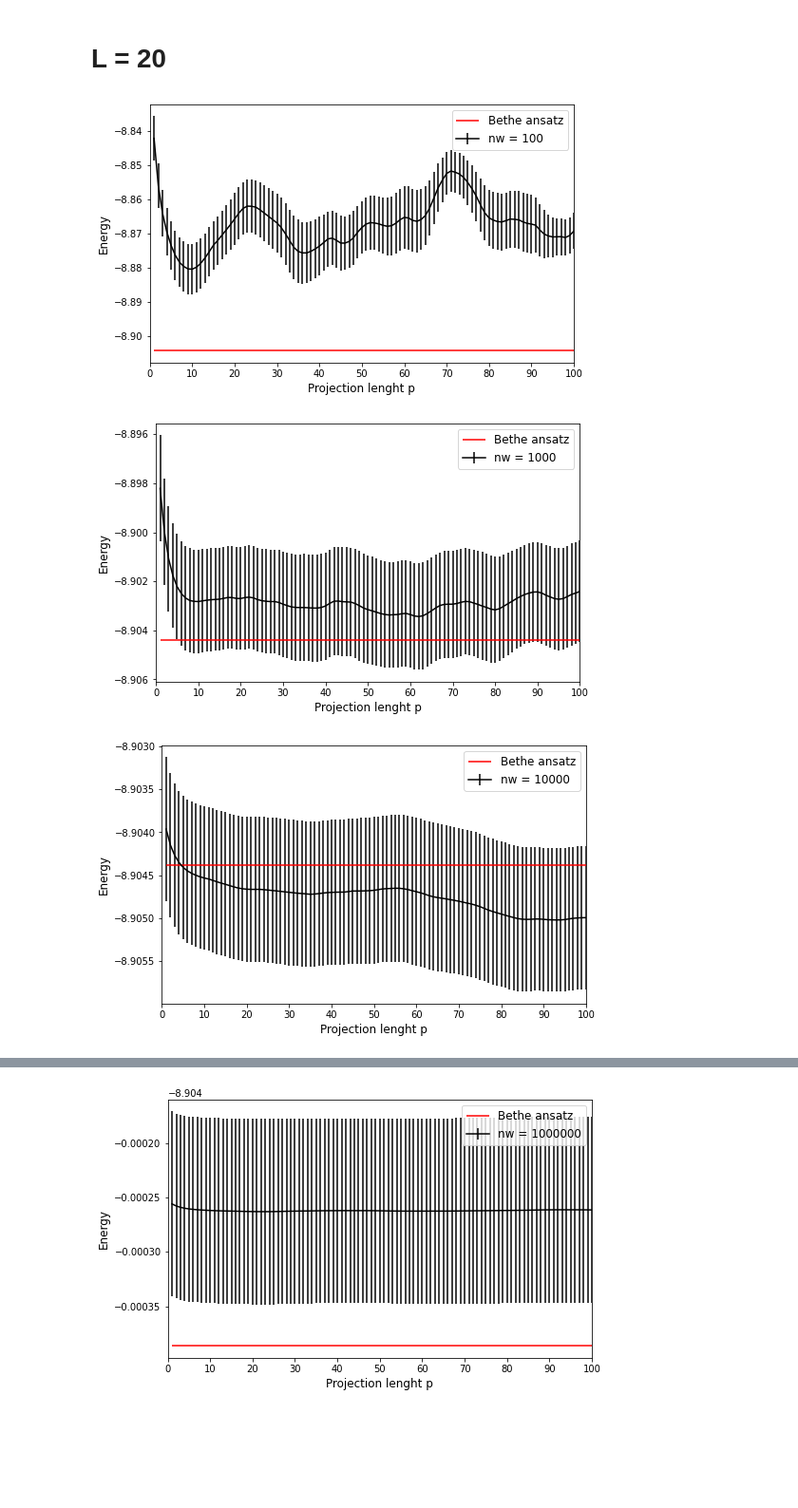
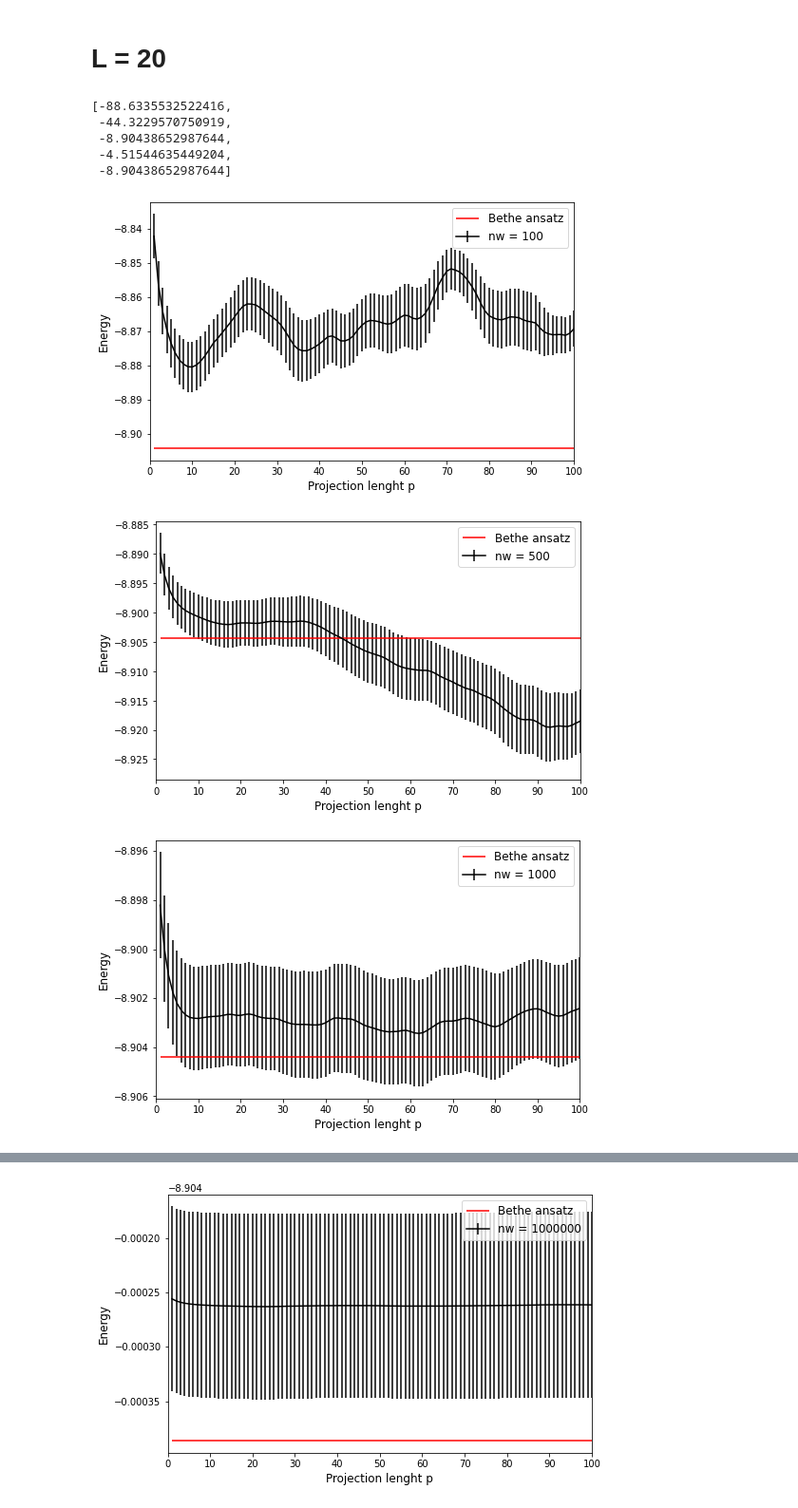
Before and after one commit to giacomotenti/QMCino, a Jupyter notebook: HEISENBERG_data/Data_analysis.ipynb, the cells around one changed output, grey strips where cells are left out. Shown: that part at 95% size. Saved outputs shown, nothing was run; the diff lists cells and outputs as text; code cells hidden in the pictures; blank space fills up the shorter version.

```diff
--- a/HEISENBERG_data/Data_analysis.ipynb
+++ b/HEISENBERG_data/Data_analysis.ipynb
@@ -4,6 +4,10 @@ import matplotlib.pyplot as plt
 import os
 # %%
 nw_list = [100,1000,10000,100000,1000000]
+nw_arr=np.array(nw_list)
+L_list=[200,100,20,10]
+E_bethe_list=[]
+e_nw_vs_L=[]
 # %% [markdown]
 # L = 200
 # %%
@@ -45,6 +53,8 @@ for nw in nw_list:
     plt.hlines(E_bethe,1,maxP,color = 'red', label = 'Bethe ansatz')
     plt.legend(fontsize = 12)
     plt.show()
+e_nw_vs_L.append(enw)
+#print(e_nw_vs_L)
 # %% [output]
 [figure]
 [figure]
@@ -138,6 +152,7 @@ for nw in nw_list:
     plt.hlines(E_bethe,1,maxP,color = 'red', label = 'Bethe ansatz')
     plt.legend(fontsize = 12)
     plt.show()
+e_nw_vs_L.append(enw)
 # %% [output]
 [figure]
 [figure]
@@ -194,11 +209,19 @@ import numpy as np
 import matplotlib.pyplot as plt
 import os
 # %%
-nw_list = [100,1000,10000,100000,1000000]
+nw_list = [100,500,1000,5000,10000,50000,100000,1000000]
 # %% [markdown]
 # L = 20
 # %%
 E_bethe = -8.90438652987644
+E_bethe_list.append(E_bethe)
+E_bethe_list
+# %% [output]
+[-88.6335532522416,
+ -44.3229570750919,
+ -8.90438652987644,
+ -4.51544635449204,
+ -8.90438652987644]
 # %%
 data_dir = os.path.join('L_20/')
 nw_l = []
@@ -211,32 +234,33 @@ pfix = 30
 maxP = 100
 
 
 for nw in nw_list:
     energy_list =[]
     err_list = []
     p_list = []
     count = 0
     with open(os.path.join(data_dir + 'L20_nw{}.dat'.format(nw)),'r') as f:
         for line in f:
             count +=1
             data = [ float(x.strip('\n')) for x in line.split('\t') if x.strip('')]
             p_list.append(data[0])
             energy_list.append(data[1])
             err_list.append(data[2])
             if count == pfix:
                 nw_l.append(1.0/nw)
                 enw.append(data[1])
                 enw_err.append(data[2])
     plt.figure(figsize=(8,5))
     plt.xlabel('Projection lenght p',fontsize = 12)
     plt.ylabel('Energy',fontsize = 12)
     plt.xlim(0,maxP)
     plt.xticks(range(0,maxP + 1,10))
     plt.errorbar(p_list,energy_list,yerr = err_list, color = 'black',label = 'nw = {}'.format(nw))
     plt.hlines(E_bethe,1,maxP,color = 'red', label = 'Bethe ansatz')
     plt.legend(fontsize = 12)
     plt.show()
+e_nw_vs_L.append(enw)
 # %% [output]
 [figure]
-[figure, old version]
+[figure, new version]
-[figure, old version]
+[figure, new version]
```
Also changed, not shown: parts of 9 cells of this notebook, 1 other file.
